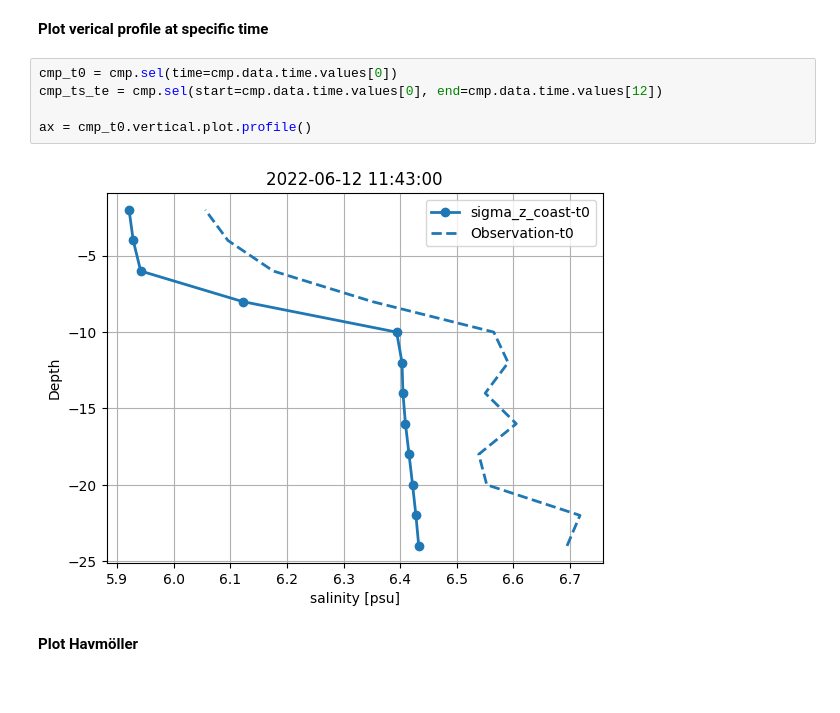
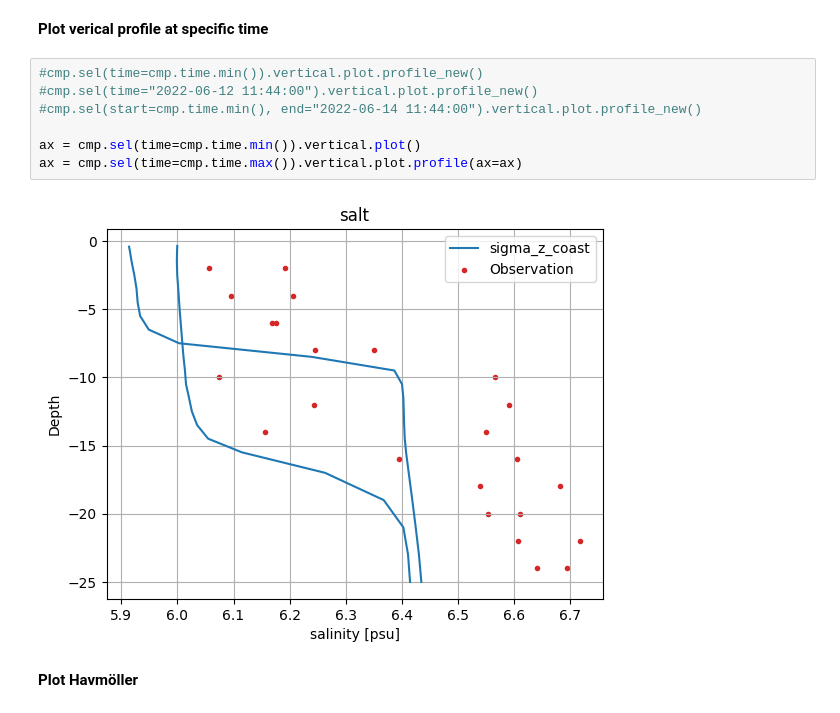
Before and after one commit to DHI/modelskill, a Jupyter notebook: notebooks/vertical_skill.ipynb, the cells around one changed output. Drawn from its saved outputs; the diff is of its cells as text.

```diff
--- a/notebooks/vertical_skill.ipynb
+++ b/notebooks/vertical_skill.ipynb
@@ -110,12 +127,14 @@ ax = cmp_max.plot.timeseries()
 # %% [markdown]
 **Plot verical profile at specific time**
 # %%
-cmp_t0 = cmp.sel(time=cmp.data.time.values[0])
-cmp_ts_te = cmp.sel(start=cmp.data.time.values[0], end=cmp.data.time.values[12])
+#cmp.sel(time=cmp.time.min()).vertical.plot.profile_new()
+#cmp.sel(time="2022-06-12 11:44:00").vertical.plot.profile_new()
+#cmp.sel(start=cmp.time.min(), end="2022-06-14 11:44:00").vertical.plot.profile_new()
 
-ax = cmp_t0.vertical.plot.profile()
+ax = cmp.sel(time=cmp.time.min()).vertical.plot()
+ax = cmp.sel(time=cmp.time.max()).vertical.plot.profile(ax=ax)
 # %% [output]
-[figure, old version]
+[figure, new version]
 # %% [markdown]
 **Plot Havmöller**
 # %%
```
Also changed, not shown: parts of 4 cells of this notebook.
